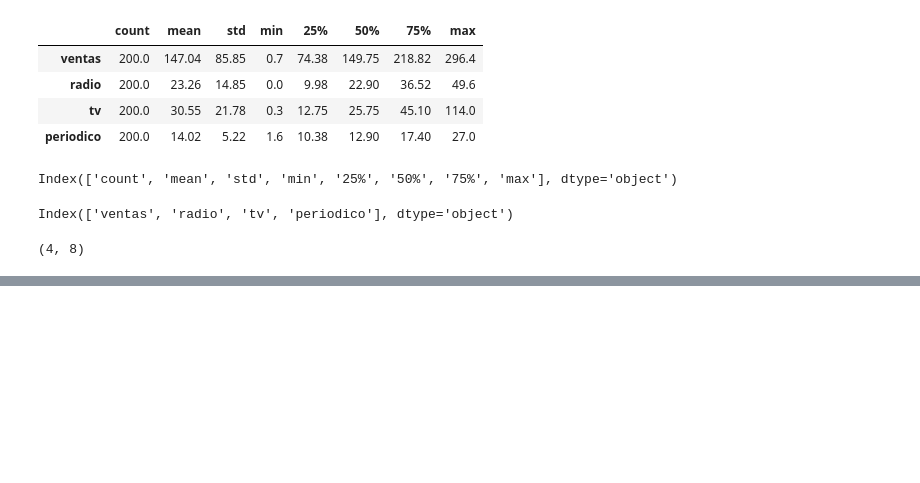
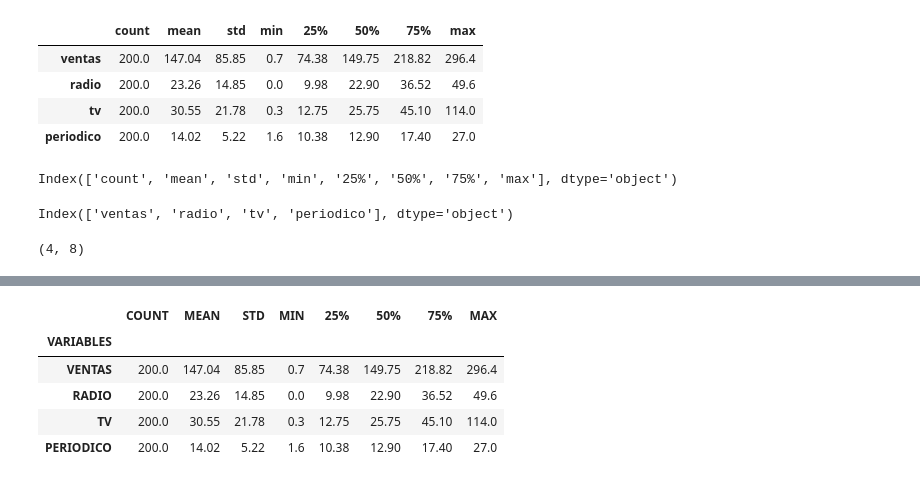
Before and after one commit to cristiandarioortegayubro/base, a Jupyter notebook: colab/pd_01.ipynb, the cells around one changed output, grey strips where cells are left out. Drawn from its saved outputs; the diff is of its cells as text; code cells hidden in the pictures; blank space fills up the shorter version.

```diff
--- a/colab/pd_01.ipynb
+++ b/colab/pd_01.ipynb
@@ -614,0 +637,4 @@ estadistica.shape
+# %%
+estadistica.index = indice
+estadistica.columns = columnas
+estadistica
@@ -614,0 +659,2 @@ estadistica.shape
+# %%
+estadistica.reset_index(inplace = True)
@@ -614,0 +679,2 @@ estadistica.shape
+# %%
+estadistica.rename(columns={"index":"VARIABLES"},inplace = True)
@@ -614,0 +732,11 @@ estadistica.shape
+# %%
+estadistica.set_index("VARIABLES", inplace = True)
+# %%
+estadistica
+# %% [output]
+|  | COUNT | MEAN | STD | MIN | 25% | 50% | 75% | MAX |
+| VARIABLES |  |  |  |  |  |  |  |  |
+| VENTAS | 200.0 | 147.04 | 85.85 | 0.7 | 74.38 | 149.75 | 218.82 | 296.4 |
+| RADIO | 200.0 | 23.26 | 14.85 | 0.0 | 9.98 | 22.90 | 36.52 | 49.6 |
+| TV | 200.0 | 30.55 | 21.78 | 0.3 | 12.75 | 25.75 | 45.10 | 114.0 |
+| PERIODICO | 200.0 | 14.02 | 5.22 | 1.6 | 10.38 | 12.90 | 17.40 | 27.0 |
```
Also changed, not shown: parts of 28 cells of this notebook.
